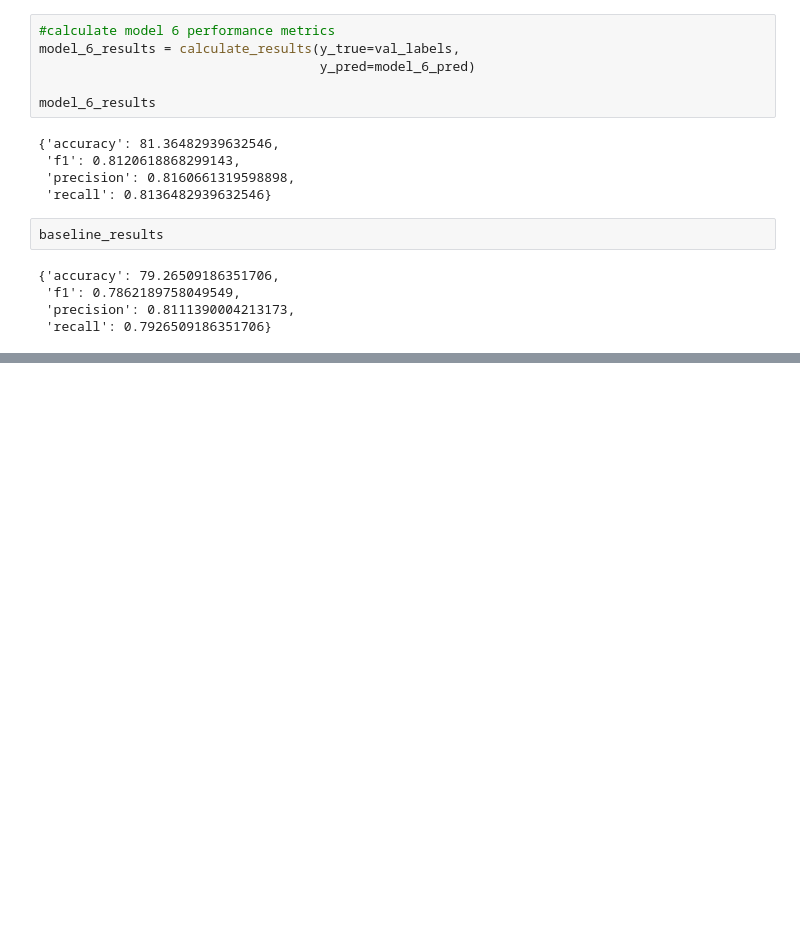
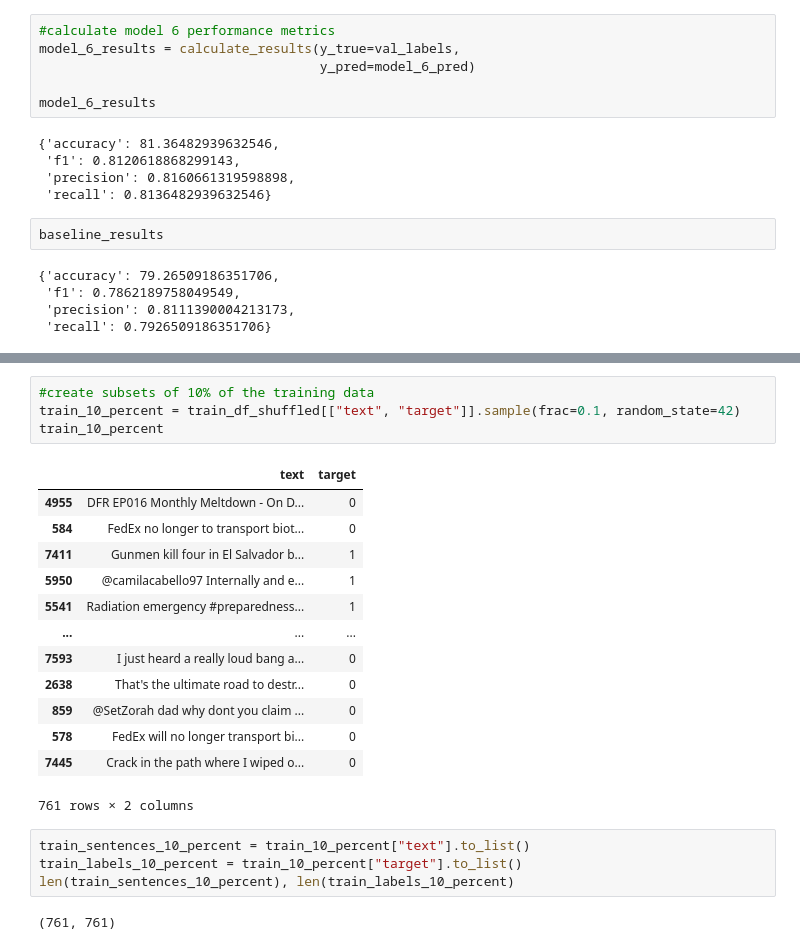
Before and after one commit to Nazhan99/Tensorflow_notes, a Jupyter notebook: 08_Intro_to_NLP_in_TensorFlow.ipynb, the cells around one changed output, grey strips where cells are left out. Drawn from its saved outputs; the diff is of its cells as text; blank space fills up the shorter version.

```diff
--- a/08_Intro_to_NLP_in_TensorFlow.ipynb
+++ b/08_Intro_to_NLP_in_TensorFlow.ipynb
@@ -1222,0 +1229,24 @@ baseline_results
+# %%
+#create subsets of 10% of the training data
+train_10_percent = train_df_shuffled[["text", "target"]].sample(frac=0.1, random_state=42)
+train_10_percent
+# %% [output]
+|  | text | target |
+| 4955 | DFR EP016 Monthly Meltdown - On D... | 0 |
+| 584 | FedEx no longer to transport biot... | 0 |
+| 7411 | Gunmen kill four in El Salvador b... | 1 |
+| 5950 | @camilacabello97 Internally and e... | 1 |
+| 5541 | Radiation emergency #preparedness... | 1 |
+| ... | ... | ... |
+| 7593 | I just heard a really loud bang a... | 0 |
+| 2638 | That's the ultimate road to destr... | 0 |
+| 859 | @SetZorah dad why dont you claim ... | 0 |
+| 578 | FedEx will no longer transport bi... | 0 |
+| 7445 | Crack in the path where I wiped o... | 0 |
+761 rows × 2 columns
+# %%
+train_sentences_10_percent = train_10_percent["text"].to_list()
+train_labels_10_percent = train_10_percent["target"].to_list()
+len(train_sentences_10_percent), len(train_labels_10_percent)
+# %% [output]
+(761, 761)
```
Also changed, not shown: parts of 3 cells of this notebook.
